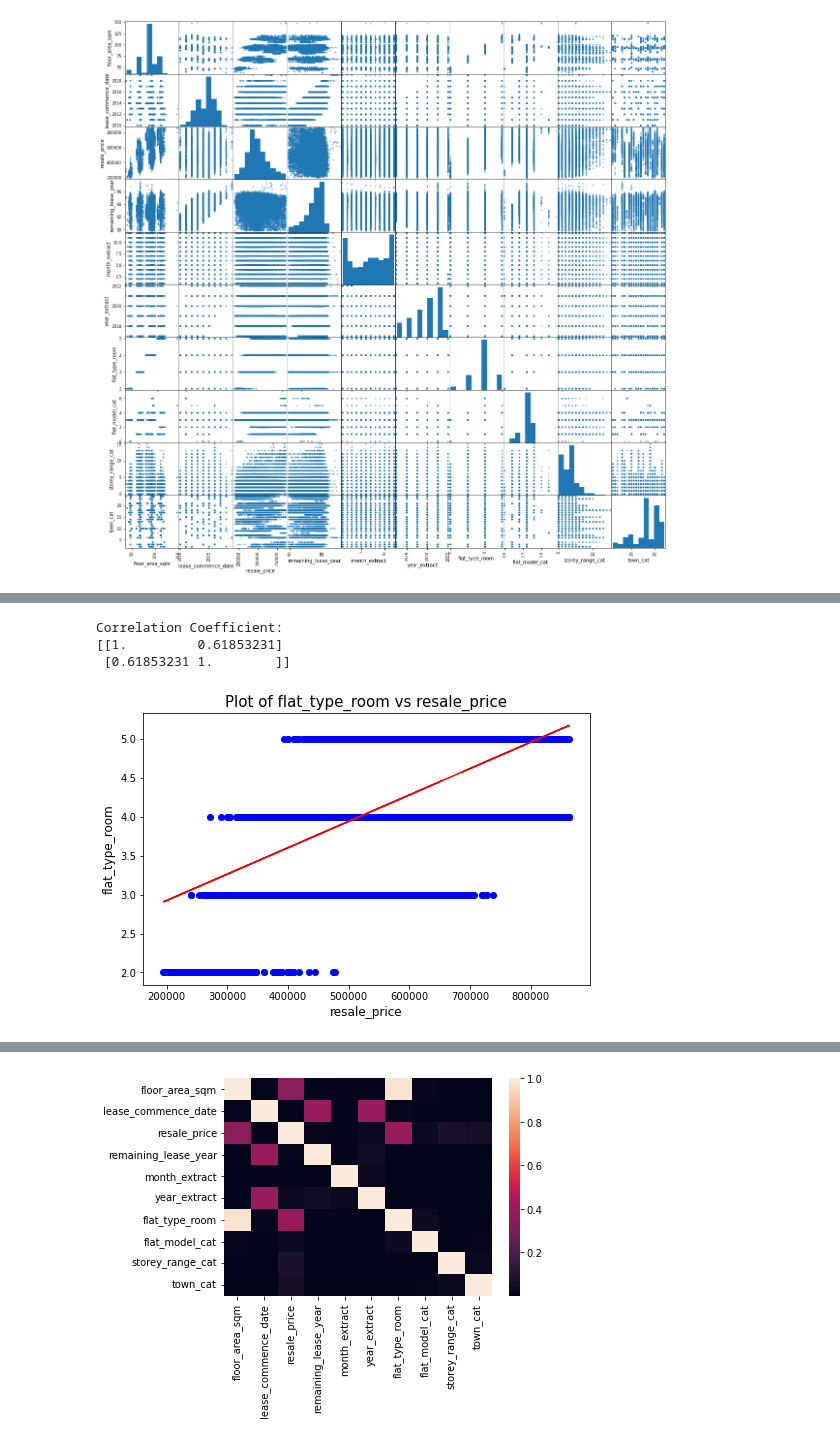
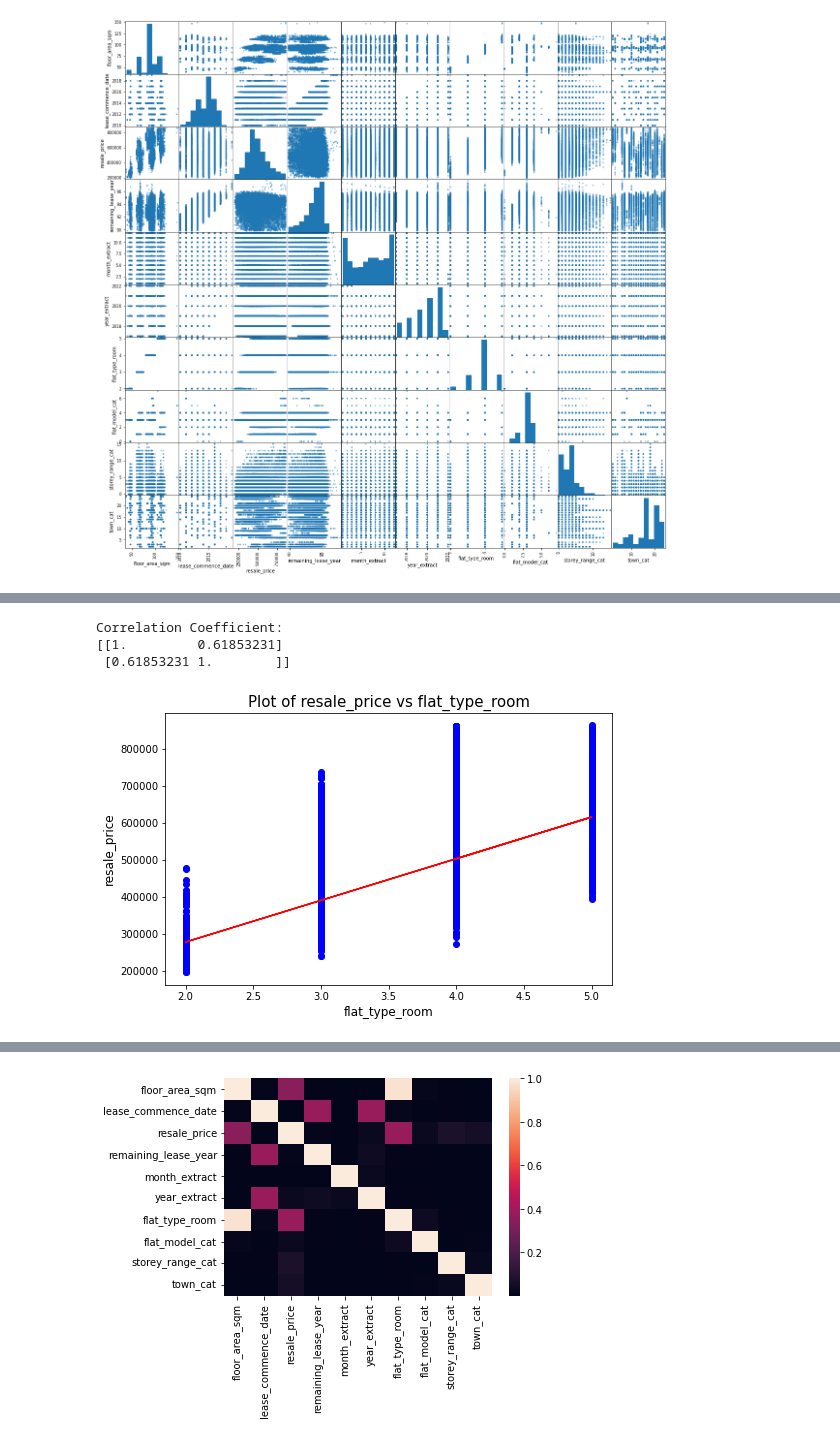
Before and after one commit to Dev317/HDB-Price-Prediction-STAT1202, a Jupyter notebook: Linear Regression.ipynb, the cells around one changed output, grey strips where cells are left out. Drawn from its saved outputs; the diff is of its cells as text; code cells hidden in the pictures.

```diff
--- a/Linear Regression.ipynb
+++ b/Linear Regression.ipynb
@@ -96,8 +96,8 @@ Correlation Coefficient:
 # %%
-bivariate("resale_price", "flat_type_room")
+bivariate("flat_type_room", "resale_price")
 # %% [output]
 Correlation Coefficient:
 [[1.         0.61853231]
  [0.61853231 1.        ]]
-[figure, old version]
+[figure, new version]
 # %%
```
Also changed, not shown: parts of 12 cells of this notebook.
